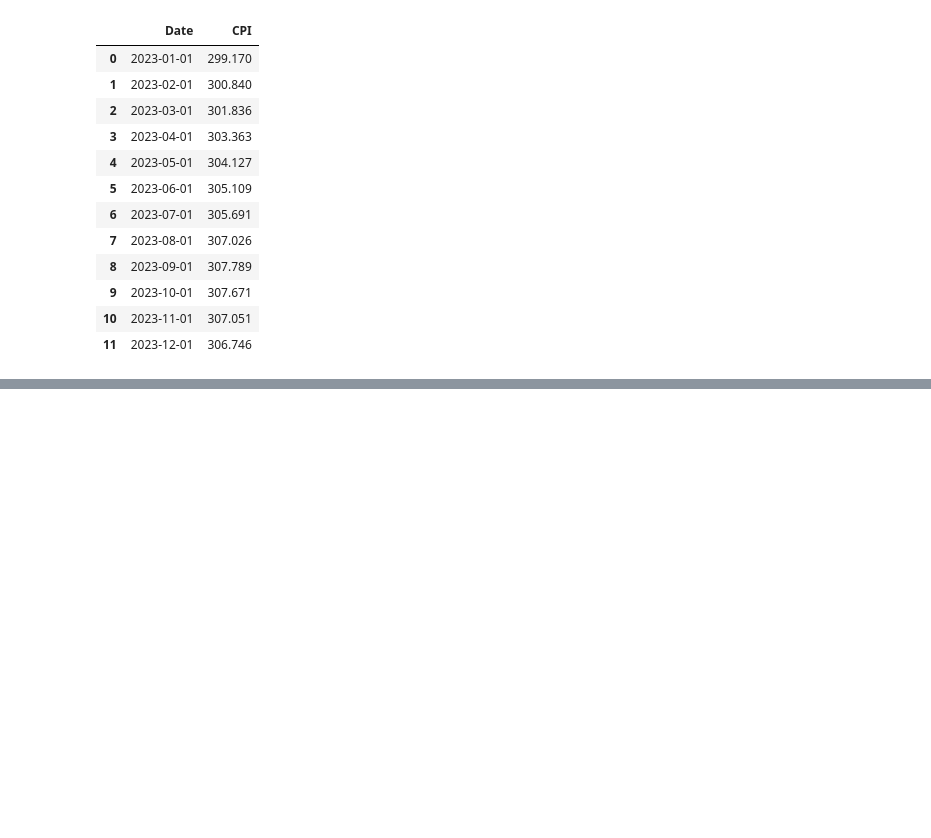
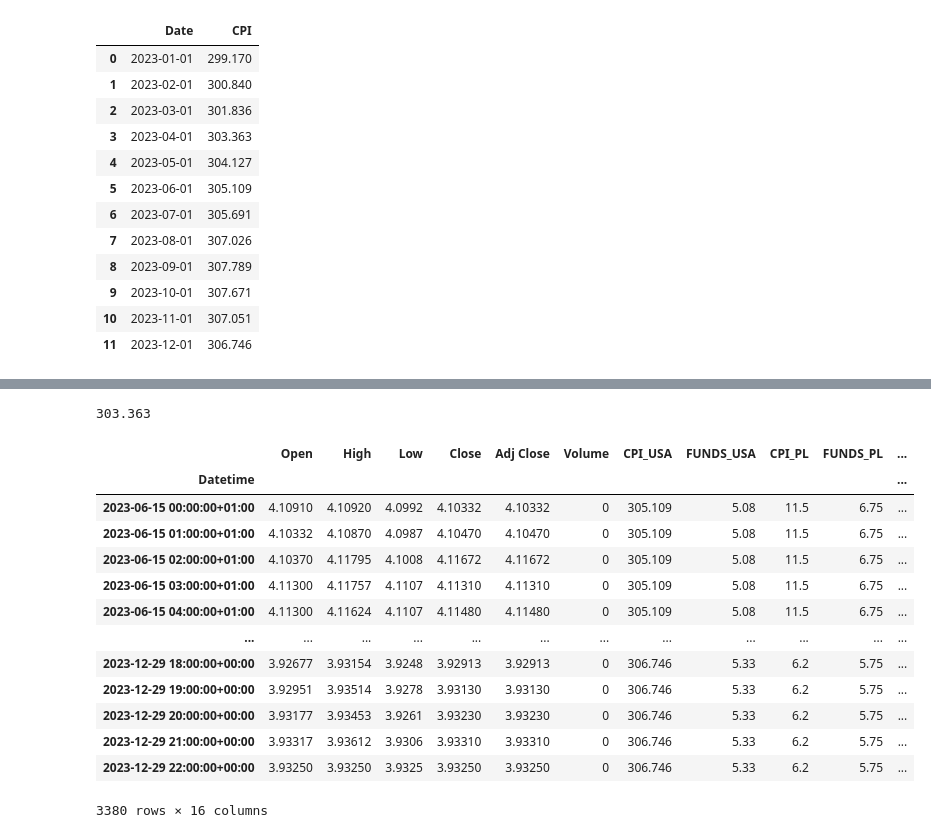
Before and after one commit to brochowski/ekantorwidget, a Jupyter notebook: Uczenie_projekt.ipynb, the cells around one changed output, grey strips where cells are left out. Drawn from its saved outputs; the diff is of its cells as text; code cells hidden in the pictures; blank space fills up the shorter version.

```diff
--- a/Uczenie_projekt.ipynb
+++ b/Uczenie_projekt.ipynb
@@ -95,0 +147,59 @@ df
+# %%
+
+def get_row_by_month(dframe, month):
+    for ind in dframe.index:
+      date = dframe['Date'][ind]
+      if int(date.month) == month:
+        row = {'DATE' : dframe['Date'][ind], 'CPI_USA' : dframe['CPI_USA'][ind], 'FUNDS_USA' : dframe['FUNDS_USA'][ind], 'CPI_PL' : dframe['CPI_PL'][ind], 'FUNDS_PL' : dframe['FUNDS_PL'][ind]}
+        return row
+    return None
+
+#print(get_row_by_month(df_new, 4)['CPI_USA'])
+# %% [output]
+303.363
+# %%
+from datetime import datetime
+
+def konwertuj_na_date(data_str):
+    maska = "%Y-%m-%d"
+    data = datetime.strptime(data_str, maska)
+    return data
+
+fed_dates=[konwertuj_na_date('2023-01-31').date(), konwertuj_na_date('2023-03-21').date(), konwertuj_na_date('2023-05-02').date(), konwertuj_na_date('2023-06-13').date(), konwertuj_na_date('2023-07-25').date(), konwertuj_na_date('2023-09-19').date(), konwertuj_na_date('2023-10-31').date(), konwertuj_na_date('2023-12-12').date(), konwertuj_na_date('2024-01-31').date()]
+nbp_dates=[konwertuj_na_date('2023-01-03').date(), konwertuj_na_date('2023-02-07').date(), konwertuj_na_date('2023-03-07').date(), konwertuj_na_date('2023-04-04').date(), konwertuj_na_date('2023-05-09').date(), konwertuj_na_date('2023-06-05').date(), konwertuj_na_date('2023-07-05').date(), konwertuj_na_date('2023-08-21').date(), konwertuj_na_date('2023-09-05').date(), konwertuj_na_date('2023-10-03').date(), konwertuj_na_date('2023-11-07').date(), konwertuj_na_date('2023-12-05').date(), konwertuj_na_date('2024-01-08').date()]
+pl_election_dates=[konwertuj_na_date('2023-10-15').date(), konwertuj_na_date('2024-07-04').date()]
+
+def find_next_fed_date(date, meeting_dates):
+  meeting_dates.sort()
+  for i in range(len(meeting_dates)):
+    if meeting_dates[i] >= date:
+      return meeting_dates[i]
+
+df_money = df_USD.copy()
+for index in df_money.index:
+  df_money.at[index, 'CPI_USA'] = get_row_by_month(df_new, index.month)['CPI_USA']
+  df_money.at[index, 'FUNDS_USA'] = get_row_by_month(df_new, index.month)['FUNDS_USA']
+  df_money.at[index, 'CPI_PL'] = get_row_by_month(df_new, index.month)['CPI_PL']
+  df_money.at[index, 'FUNDS_PL'] = get_row_by_month(df_new, index.month)['FUNDS_PL']
+  df_money.at[index, 'DAY_OF_WEEK'] = index.day_of_week
+  df_money.at[index, 'MONTH'] = index.month
+  df_money.at[index, 'HOUR'] = index.hour
+  df_money.at[index, 'DAYS_TO_FED'] = (find_next_fed_date(index.date(), fed_dates)-index.date()).days
+  df_money.at[index, 'DAYS_TO_NBP'] = (find_next_fed_date(index.date(), nbp_dates)-index.date()).days
+  df_money.at[index, 'DAYS_TO_ELECTIONS_PL'] = (find_next_fed_date(index.date(), pl_election_dates)-index.date()).days
+df_money
+# %% [output]
+|  | Open | High | Low | Close | Adj Close | Volume | CPI_USA | FUNDS_USA | CPI_PL | FUNDS_PL | ... |
+| Datetime |  |  |  |  |  |  |  |  |  |  | ... |
+| 2023-06-15 00:00:00+01:00 | 4.10910 | 4.10920 | 4.0992 | 4.10332 | 4.10332 | 0 | 305.109 | 5.08 | 11.5 | 6.75 | ... |
+| 2023-06-15 01:00:00+01:00 | 4.10332 | 4.10870 | 4.0987 | 4.10470 | 4.10470 | 0 | 305.109 | 5.08 | 11.5 | 6.75 | ... |
+| 2023-06-15 02:00:00+01:00 | 4.10370 | 4.11795 | 4.1008 | 4.11672 | 4.11672 | 0 | 305.109 | 5.08 | 11.5 | 6.75 | ... |
+| 2023-06-15 03:00:00+01:00 | 4.11300 | 4.11757 | 4.1107 | 4.11310 | 4.11310 | 0 | 305.109 | 5.08 | 11.5 | 6.75 | ... |
+| 2023-06-15 04:00:00+01:00 | 4.11300 | 4.11624 | 4.1107 | 4.11480 | 4.11480 | 0 | 305.109 | 5.08 | 11.5 | 6.75 | ... |
+| ... | ... | ... | ... | ... | ... | ... | ... | ... | ... | ... | ... |
+| 2023-12-29 18:00:00+00:00 | 3.92677 | 3.93154 | 3.9248 | 3.92913 | 3.92913 | 0 | 306.746 | 5.33 | 6.2 | 5.75 | ... |
+| 2023-12-29 19:00:00+00:00 | 3.92951 | 3.93514 | 3.9278 | 3.93130 | 3.93130 | 0 | 306.746 | 5.33 | 6.2 | 5.75 | ... |
+| 2023-12-29 20:00:00+00:00 | 3.93177 | 3.93453 | 3.9261 | 3.93230 | 3.93230 | 0 | 306.746 | 5.33 | 6.2 | 5.75 | ... |
+| 2023-12-29 21:00:00+00:00 | 3.93317 | 3.93612 | 3.9306 | 3.93310 | 3.93310 | 0 | 306.746 | 5.33 | 6.2 | 5.75 | ... |
+| 2023-12-29 22:00:00+00:00 | 3.93250 | 3.93250 | 3.9325 | 3.93250 | 3.93250 | 0 | 306.746 | 5.33 | 6.2 | 5.75 | ... |
+3380 rows × 16 columns
```
Also changed, not shown: parts of 4 cells of this notebook.
